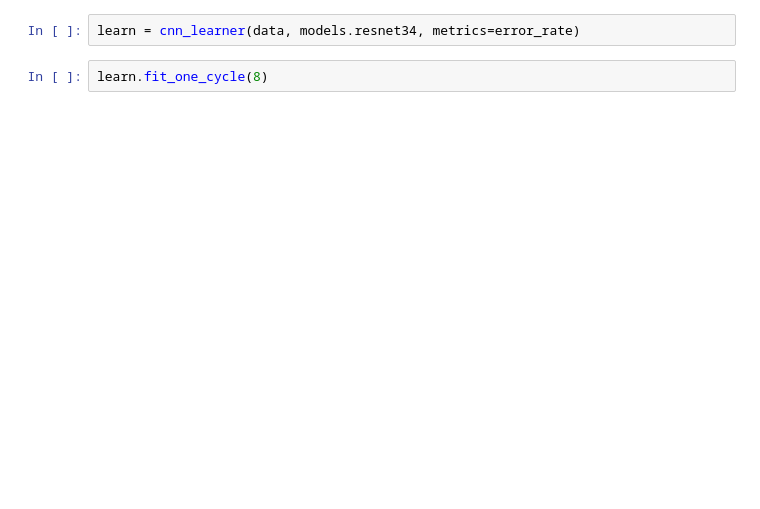
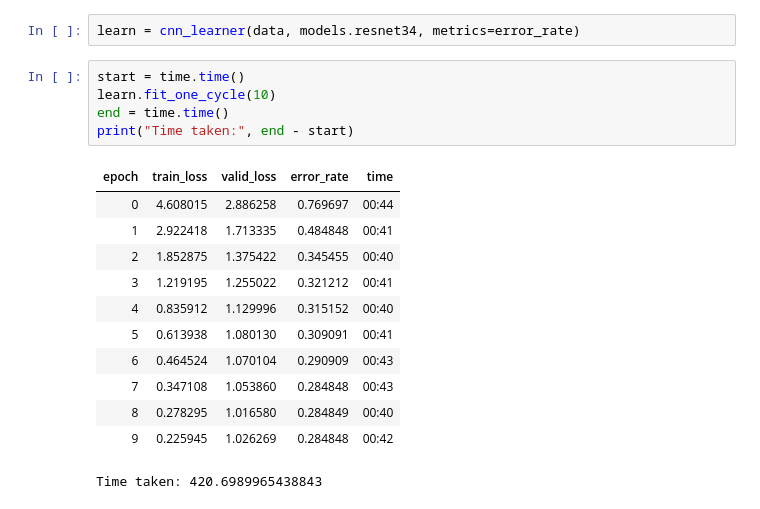
Before and after one commit to SohZongXian/GroceryCV, a Jupyter notebook: FastAI.ipynb, the cells around one changed output. Cells and saved outputs as stored; diff of their text form; blank space fills up the shorter version.

```diff
--- a/FastAI.ipynb
+++ b/FastAI.ipynb
@@ -33,4 +62,20 @@ data.show_batch(rows = 2, figsize = (12,10))
 # %%
 learn = cnn_learner(data, models.resnet34, metrics=error_rate)
 # %%
-learn.fit_one_cycle(8)
+start = time.time()
+learn.fit_one_cycle(10)
+end = time.time()
+print("Time taken:", end - start)
+# %% [output]
+| epoch | train_loss | valid_loss | error_rate | time |
+| 0 | 4.608015 | 2.886258 | 0.769697 | 00:44 |
+| 1 | 2.922418 | 1.713335 | 0.484848 | 00:41 |
+| 2 | 1.852875 | 1.375422 | 0.345455 | 00:40 |
+| 3 | 1.219195 | 1.255022 | 0.321212 | 00:41 |
+| 4 | 0.835912 | 1.129996 | 0.315152 | 00:40 |
+| 5 | 0.613938 | 1.080130 | 0.309091 | 00:41 |
+| 6 | 0.464524 | 1.070104 | 0.290909 | 00:43 |
+| 7 | 0.347108 | 1.053860 | 0.284848 | 00:43 |
+| 8 | 0.278295 | 1.016580 | 0.284849 | 00:40 |
+| 9 | 0.225945 | 1.026269 | 0.284848 | 00:42 |
+Time taken: 420.6989965438843
```
Also changed, not shown: parts of 4 cells of this notebook, 6 other files.
